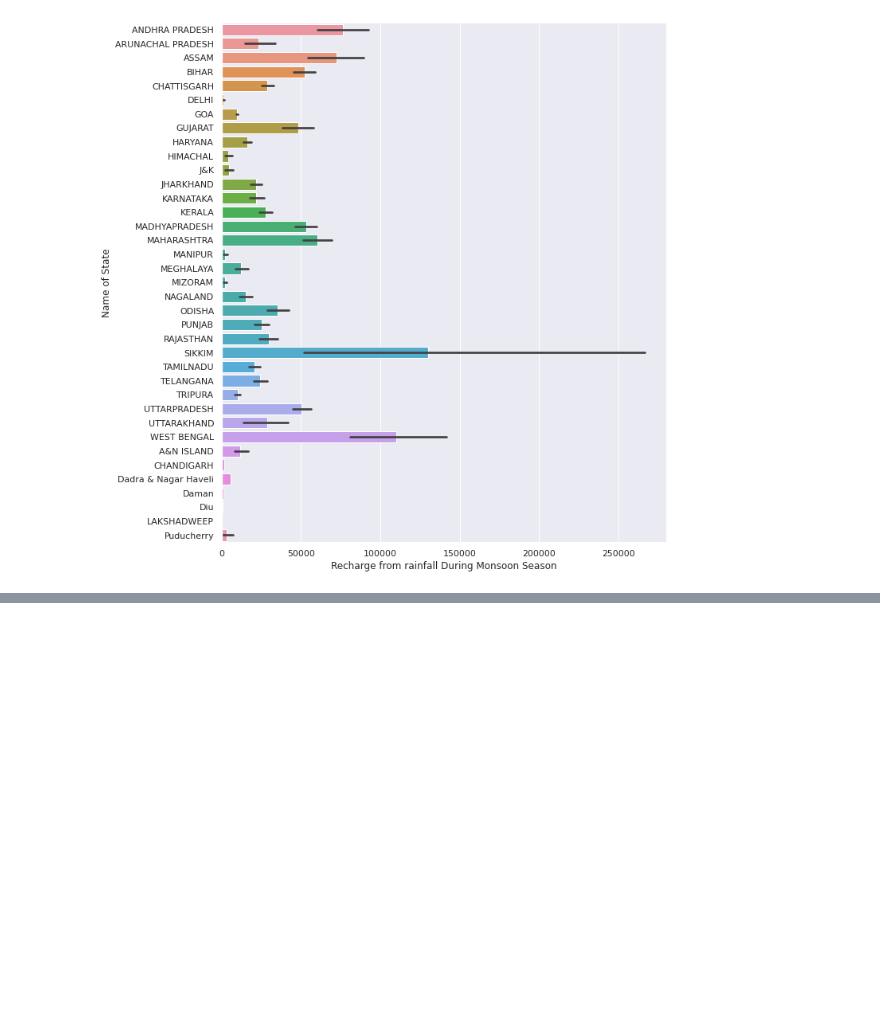
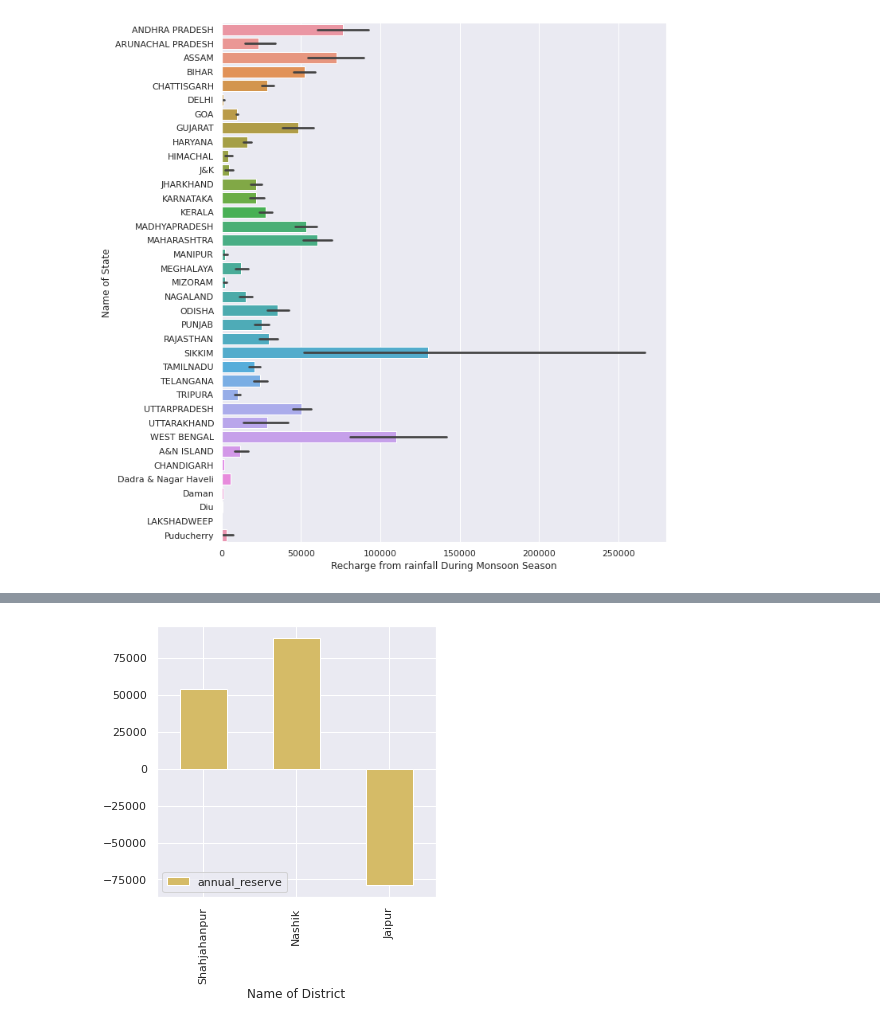
Before and after one commit to Sagu12/all-projects, a Jupyter notebook: PANDAS_GROUPBY_RAINFALL_ANALYSIS.ipynb, the cells around one changed output, grey strips where cells are left out. Cells and saved outputs as stored; diff of their text form; code cells hidden in the pictures; blank space fills up the shorter version.

```diff
--- a/PANDAS_GROUPBY_RAINFALL_ANALYSIS.ipynb
+++ b/PANDAS_GROUPBY_RAINFALL_ANALYSIS.ipynb
@@ -205,0 +208,3 @@ plt.show()
+# %%
+d= pd.read_csv("/content/shahjah.csv")
+d.head()
@@ -205,0 +216,2 @@ plt.show()
+# %%
+d['annual_reserve'] = d['Total Annual Ground Water Recharge']-d['Total Current Annual Ground Water Extraction']
@@ -205,0 +225,5 @@ plt.show()
+# %%
+d.plot.bar(x="Name of District", y="annual_reserve", figsize=(5,5), color="y")
+plt.show()
+# %% [output]
+[figure, added]
```
Also changed, not shown: parts of 8 cells of this notebook.
